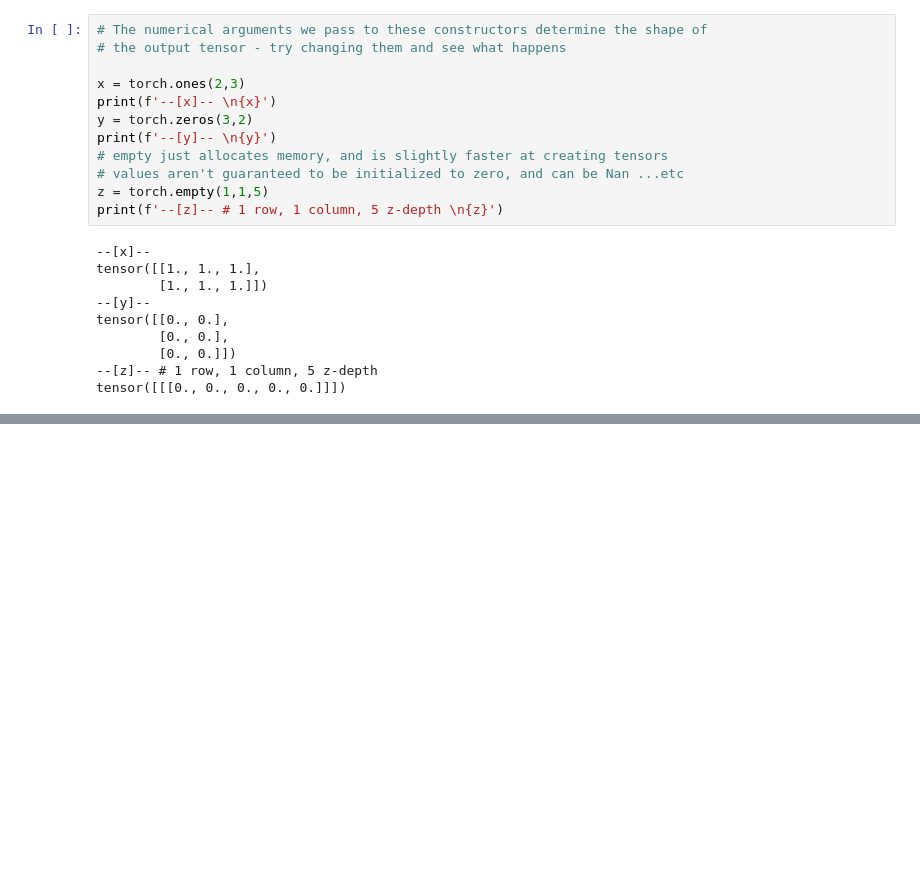
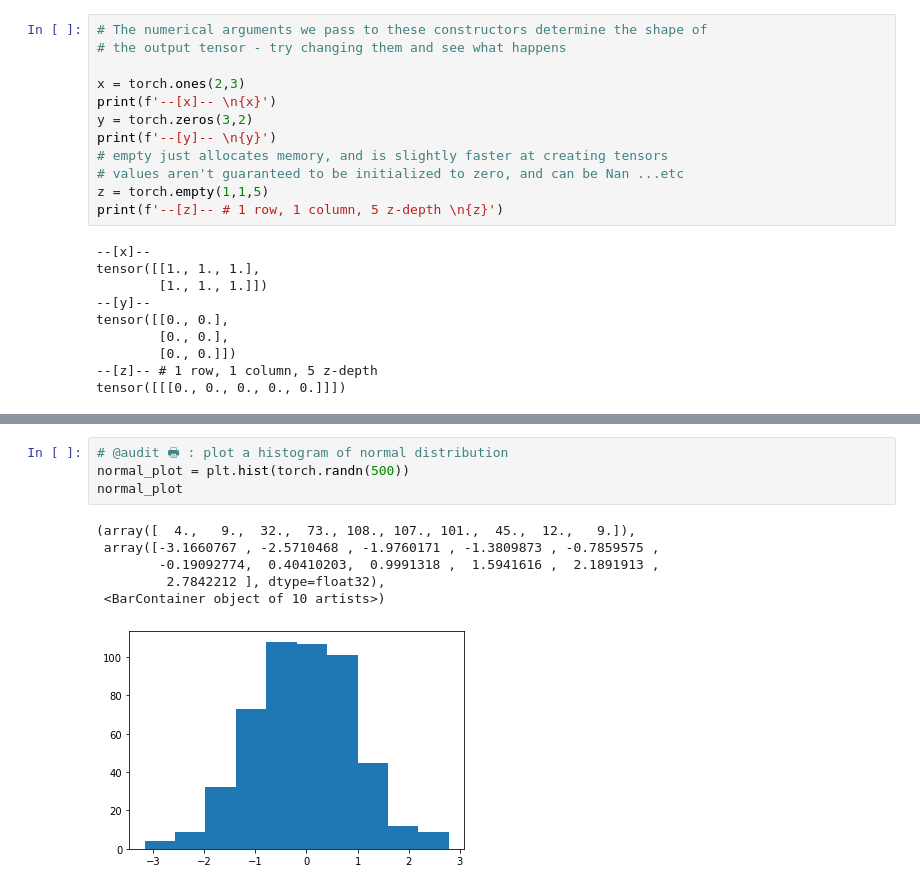
Before and after one commit to miketon/JupyterJeep, a Jupyter notebook: aiart/art_01_Intro_GradientDescent.ipynb, the cells around one changed output, grey strips where cells are left out. Cells and saved outputs as stored; diff of their text form; blank space fills up the shorter version.

```diff
--- a/aiart/art_01_Intro_GradientDescent.ipynb
+++ b/aiart/art_01_Intro_GradientDescent.ipynb
@@ -232,0 +248,11 @@ tensor([[-0.4754, -0.9115,  0.9471, -0.0640],
+# %%
+# @audit 🖶 : plot a histogram of normal distribution
+normal_plot = plt.hist(torch.randn(500))
+normal_plot
+# %% [output]
+(array([  4.,   9.,  32.,  73., 108., 107., 101.,  45.,  12.,   9.]),
+ array([-3.1660767 , -2.5710468 , -1.9760171 , -1.3809873 , -0.7859575 ,
+        -0.19092774,  0.40410203,  0.9991318 ,  1.5941616 ,  2.1891913 ,
+         2.7842212 ], dtype=float32),
+ <BarContainer object of 10 artists>)
+[figure, added]
```
Also changed, not shown: parts of 8 cells of this notebook.
